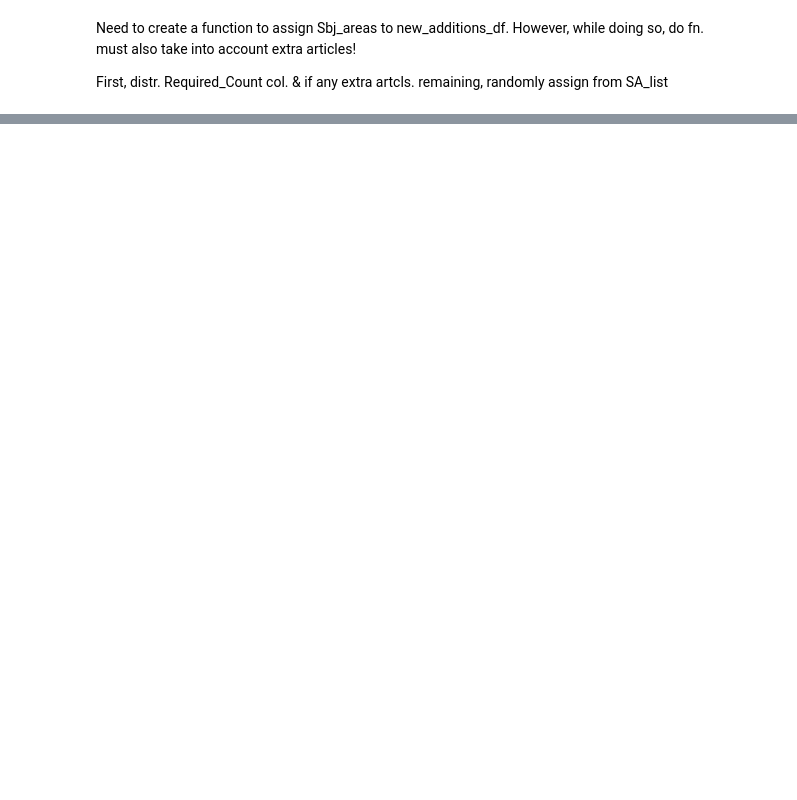
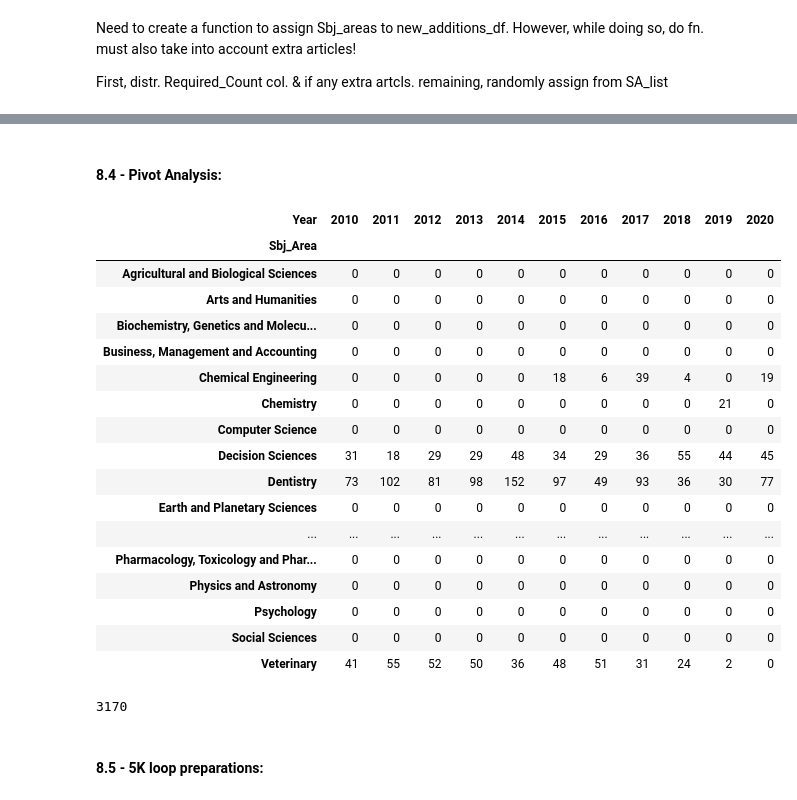
Before and after one commit to Oz-like-the-Wizard/Investigating-the-delay-times-in-academic-publishing, a Jupyter notebook: part7e_-final_extraction_part_2.ipynb, the cells around one changed output, grey strips where cells are left out. Cells and saved outputs as stored; diff of their text form; code cells hidden in the pictures; blank space fills up the shorter version.

```diff
--- a/part7e_-final_extraction_part_2.ipynb
+++ b/part7e_-final_extraction_part_2.ipynb
@@ -1240,0 +1376,39 @@ Name: title, Length: 7182, dtype: int64
+# %%
+# Combining all:
+q1_date_df = pd.concat([q1_date_df,new_additions_df],verify_integrity=True)
+# %% [markdown]
+#### 8.4 - Pivot Analysis:
+# %%
+with open("7b_variables/q1_a_ss", "rb") as fp:
+    q1_a_ss = pickle.load(fp)
+# %%
+jrnl_year_dict = q1_jrnl_df.Year.to_dict()
+
+q1_date_df["JRNL_YEAR"] = q1_date_df.JRNL_ID.map(jrnl_year_dict)
+# %%
+after_new_add_pivot = pd.pivot_table(data=q1_date_df, columns="JRNL_YEAR", index="Chosen_SA", values="title", aggfunc="count")
+# %%
+(q1_a_ss - after_new_add_pivot).applymap(lambda x: x if x>0 else 0)
+# %% [output]
+| Year | 2010 | 2011 | 2012 | 2013 | 2014 | 2015 | 2016 | 2017 | 2018 | 2019 | 2020 |
+| Sbj_Area |  |  |  |  |  |  |  |  |  |  |  |
+| Agricultural and Biological Sciences | 0 | 0 | 0 | 0 | 0 | 0 | 0 | 0 | 0 | 0 | 0 |
+| Arts and Humanities | 0 | 0 | 0 | 0 | 0 | 0 | 0 | 0 | 0 | 0 | 0 |
+| Biochemistry, Genetics and Molecu... | 0 | 0 | 0 | 0 | 0 | 0 | 0 | 0 | 0 | 0 | 0 |
+| Business, Management and Accounting | 0 | 0 | 0 | 0 | 0 | 0 | 0 | 0 | 0 | 0 | 0 |
+| Chemical Engineering | 0 | 0 | 0 | 0 | 0 | 18 | 6 | 39 | 4 | 0 | 19 |
+| Chemistry | 0 | 0 | 0 | 0 | 0 | 0 | 0 | 0 | 0 | 21 | 0 |
+| Computer Science | 0 | 0 | 0 | 0 | 0 | 0 | 0 | 0 | 0 | 0 | 0 |
+| Decision Sciences | 31 | 18 | 29 | 29 | 48 | 34 | 29 | 36 | 55 | 44 | 45 |
+| Dentistry | 73 | 102 | 81 | 98 | 152 | 97 | 49 | 93 | 36 | 30 | 77 |
+| Earth and Planetary Sciences | 0 | 0 | 0 | 0 | 0 | 0 | 0 | 0 | 0 | 0 | 0 |
+| ... | ... | ... | ... | ... | ... | ... | ... | ... | ... | ... | ... |
+| Pharmacology, Toxicology and Phar... | 0 | 0 | 0 | 0 | 0 | 0 | 0 | 0 | 0 | 0 | 0 |
+| Physics and Astronomy | 0 | 0 | 0 | 0 | 0 | 0 | 0 | 0 | 0 | 0 | 0 |
+| Psychology | 0 | 0 | 0 | 0 | 0 | 0 | 0 | 0 | 0 | 0 | 0 |
+| Social Sciences | 0 | 0 | 0 | 0 | 0 | 0 | 0 | 0 | 0 | 0 | 0 |
+| Veterinary | 41 | 55 | 52 | 50 | 36 | 48 | 51 | 31 | 24 | 2 | 0 |
+# %%
+(q1_a_ss - after_new_add_pivot).applymap(lambda x: x if x>0 else 0).sum().sum()
+# %% [output]
+3170
@@ -1240,0 +1427,2 @@ Name: title, Length: 7182, dtype: int64
+# %% [markdown]
+#### 8.5 - 5K loop preparations:
```
Also changed, not shown: parts of 64 cells of this notebook, 5 other files.
